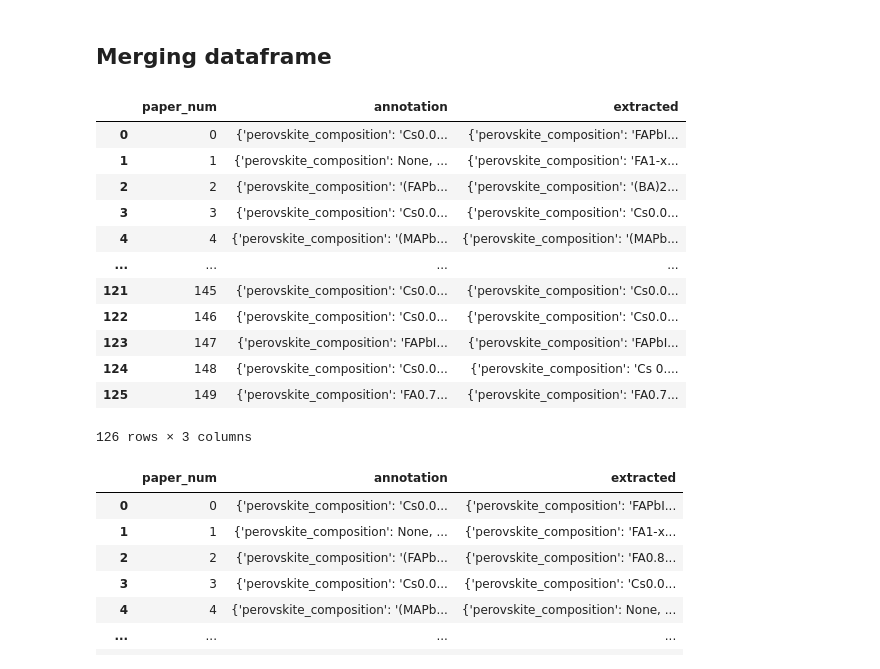
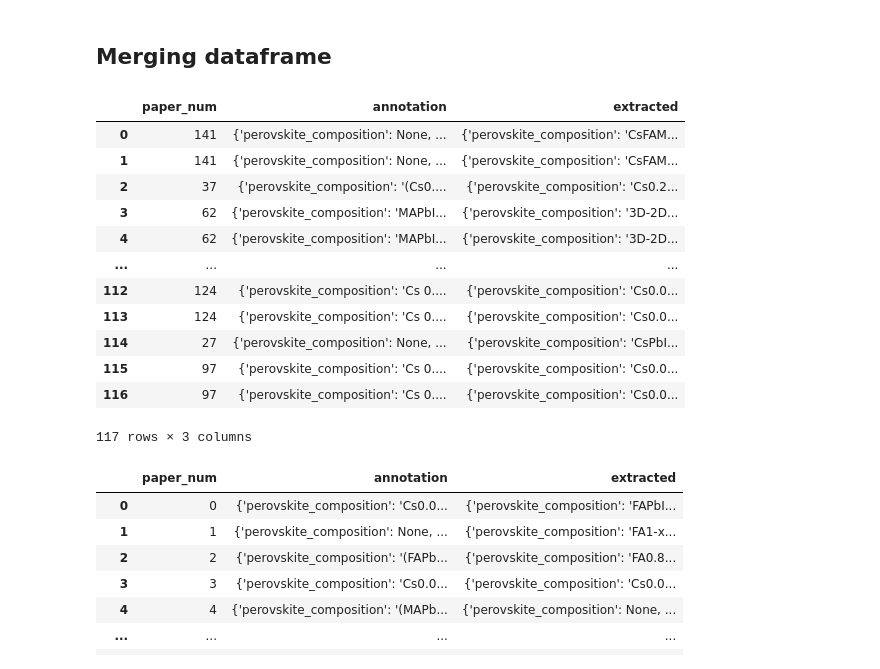
Before and after one commit to kanggunh/DSC180_B11_Q2, a Jupyter notebook: annotation/Schema_3_flat/evaluation_schema_flat.ipynb, the cells around one changed output. Saved outputs shown, nothing was run; the diff lists cells and outputs as text; code cells hidden in the pictures.

Commit message:
evaluation for flattened schema done

```diff
--- a/annotation/Schema_3_flat/evaluation_schema_flat.ipynb
+++ b/annotation/Schema_3_flat/evaluation_schema_flat.ipynb
@@ -251,0 +133,20 @@ annotation_df['output'][7]
+# %%
+flattened_format = []
+for key in json_data:
+    papers = json_data[key]
+    if papers is None:
+        flattened_format.append({ "paper_id": key, "output": None })
+        continue
+    if len(papers.keys()) == 0:
+        print(key)
+    for passivator in papers:
+        paper_data = papers[passivator]
+        paper_keys = paper_data.keys()
+        test_keys = [key for key in paper_keys if "test" in key]
+        for test_key in test_keys:
+            flattened_paper = {k: v for k, v in paper_data.items() if k not in test_keys}
+            flattened_paper.update(paper_data[test_key])
+            flattened_format.append({ "paper_id": int(key), "output": flattened_paper })
+# %%
+annotation_df = pd.DataFrame(flattened_format)
+annotation_df[annotation_df["output"].isna()]
@@ -251,0 +167,5 @@ annotation_df['output'][7]
+# %%
+#drop irrelevant rows
+annotation_df = annotation_df[annotation_df["output"].isna() == False]
+annotation_df["paper_id"] = pd.to_numeric(annotation_df["paper_id"])
+annotation_df
@@ -268,13 +226,12 @@ def convert_efficiency_key(dict):
 # %%
 ## extraction performed by basemodel
 # Read JSON from a file
-with open("../data/output1.json", 'r') as f:
+with open("data/deepseek_base_flat.json", 'r') as f:
     extraction = json.load(f)
 
 extraction_base = pd.DataFrame(list(extraction.items()), columns=['paper_num', 'output'])
 extraction_base['paper_num'] = pd.to_numeric(extraction_base['paper_num'])
 extraction_base = extraction_base.sort_values('paper_num')
-extraction_base['output'] = extraction_base['output'].apply(include_passivating)
 extraction_base['output'] = extraction_base['output'].apply(convert_numeric)
 extraction_base['output'] = extraction_base['output'].apply(convert_efficiency)
 extraction_base
@@ -341,23 +279,23 @@ extraction_train.iloc[4]['output']
 # %% [markdown]
 ## Merging dataframe
 # %%
-evaluate_df_base = annotation_df.merge(extraction_base, left_on='first_num', right_on='paper_num')[["paper_num", "output_x",'output_y']]
+evaluate_df_base = annotation_df.merge(extraction_base, left_on='paper_id', right_on='paper_num')[["paper_num", "output_x",'output_y']]
 evaluate_df_base.columns = ['paper_num', 'annotation', 'extracted']
 evaluate_df_base
 # %% [output]
 |  | paper_num | annotation | extracted |
-| 0 | 0 | {'perovskite_composition': 'Cs0.0... | {'perovskite_composition': 'FAPbI... |
-| 1 | 1 | {'perovskite_composition': None, ... | {'perovskite_composition': 'FA1-x... |
-| 2 | 2 | {'perovskite_composition': '(FAPb... | {'perovskite_composition': '(BA)2... |
-| 3 | 3 | {'perovskite_composition': 'Cs0.0... | {'perovskite_composition': 'Cs0.0... |
-| 4 | 4 | {'perovskite_composition': '(MAPb... | {'perovskite_composition': '(MAPb... |
+| 0 | 141 | {'perovskite_composition': None, ... | {'perovskite_composition': 'CsFAM... |
+| 1 | 141 | {'perovskite_composition': None, ... | {'perovskite_composition': 'CsFAM... |
+| 2 | 37 | {'perovskite_composition': '(Cs0.... | {'perovskite_composition': 'Cs0.2... |
+| 3 | 62 | {'perovskite_composition': 'MAPbI... | {'perovskite_composition': '3D-2D... |
+| 4 | 62 | {'perovskite_composition': 'MAPbI... | {'perovskite_composition': '3D-2D... |
 | ... | ... | ... | ... |
-| 121 | 145 | {'perovskite_composition': 'Cs0.0... | {'perovskite_composition': 'Cs0.0... |
-| 122 | 146 | {'perovskite_composition': 'Cs0.0... | {'perovskite_composition': 'Cs0.0... |
-| 123 | 147 | {'perovskite_composition': 'FAPbI... | {'perovskite_composition': 'FAPbI... |
-| 124 | 148 | {'perovskite_composition': 'Cs0.0... | {'perovskite_composition': 'Cs 0.... |
-| 125 | 149 | {'perovskite_composition': 'FA0.7... | {'perovskite_composition': 'FA0.7... |
+| 112 | 124 | {'perovskite_composition': 'Cs 0.... | {'perovskite_composition': 'Cs0.0... |
+| 113 | 124 | {'perovskite_composition': 'Cs 0.... | {'perovskite_composition': 'Cs0.0... |
+| 114 | 27 | {'perovskite_composition': None, ... | {'perovskite_composition': 'CsPbI... |
+| 115 | 97 | {'perovskite_composition': 'Cs 0.... | {'perovskite_composition': 'Cs0.0... |
+| 116 | 97 | {'perovskite_composition': 'Cs 0.... | {'perovskite_composition': 'Cs0.0... |
-126 rows × 3 columns
+117 rows × 3 columns
 # %%
 evaluate_df_train = annotation_df.merge(extraction_train, left_on='first_num', right_on='paper_num')[["paper_num", "output_x",'output_y']]
 evaluate_df_train.columns = ['paper_num', 'annotation', 'extracted']
```
Also changed, not shown: parts of 53 cells of this notebook, 2 other files.
